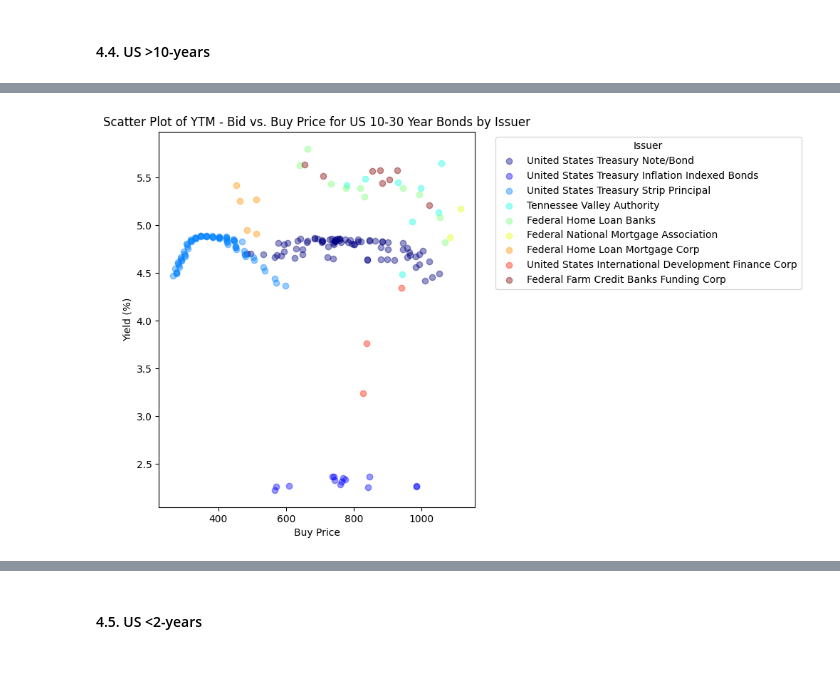
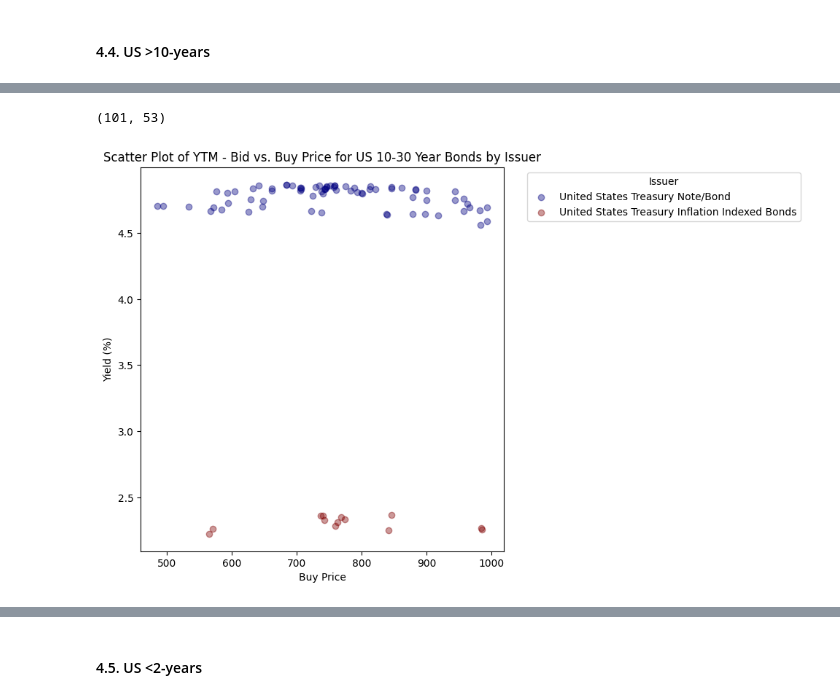
Before and after one commit to yildirimalper/case-study-bond-investment, a Jupyter notebook: portfolio_selection.ipynb, the cells around one changed output, grey strips where cells are left out. Drawn from its saved outputs; the diff is of its cells as text; code cells hidden in the pictures; blank space fills up the shorter version.

```diff
--- a/portfolio_selection.ipynb
+++ b/portfolio_selection.ipynb
@@ -352,0 +470,3 @@ us_2_to_5.shape
+# %%
+us_5_to_10_sorted_by_duration_filtered = us_5_to_10_sorted_by_duration_filtered[us_5_to_10_sorted_by_duration_filtered['Percentage Spread'] <= 1]
+us_5_to_10_sorted_by_duration_filtered.shape
@@ -355,13 +479,13 @@ plt.figure(figsize=(10, 6))
 
 filtered_us_5_to_10 = us_5_to_10[us_5_to_10['YTM - Bid'] >= 0]
 
-unique_issuers = filtered_us_5_to_10['Issuer'].unique()
+unique_issuers = us_5_to_10_sorted_by_duration_filtered['Issuer'].unique()
 colors = plt.cm.jet(np.linspace(0, 1, len(unique_issuers)))
 issuer_colors = dict(zip(unique_issuers, colors))
-filtered_us_5_to_10['Color'] = filtered_us_5_to_10['Issuer'].map(issuer_colors)
+us_5_to_10_sorted_by_duration_filtered['Color'] = us_5_to_10_sorted_by_duration_filtered['Issuer'].map(issuer_colors)
 
 for issuer, color in issuer_colors.items():
-    subset = filtered_us_5_to_10[filtered_us_5_to_10['Issuer'] == issuer]
+    subset = us_5_to_10_sorted_by_duration_filtered[us_5_to_10_sorted_by_duration_filtered['Issuer'] == issuer]
     plt.scatter(subset['Buy Price'], subset['YTM - Bid'], label=issuer, color=color, alpha=0.4)
 
 plt.xlabel('Buy Price')
@@ -434,0 +520,7 @@ us_5_to_10.shape
+# %%
+# Create a subset of bonds with percentage spreads less than or equal to the median spread
+subset_us_10_to_30_sorted_by_duration = us_10_to_30_sorted_by_duration[us_10_to_30['Percentage Spread'] <= median_spread_10_to_30]
+
+# Display the top 5 bonds for us_10_to_30 sorted by yield
+us_10_to_30_sorted_by_yield = subset_us_10_to_30_sorted_by_duration.sort_values(by='Buy Price', ascending=False)
+us_10_to_30_sorted_by_yield[['Issuer', 'Cpn', 'YTM - Ask', 'Buy Price', 'Sell Price', 'Percentage Spread', 'Macaulay Duration (Buy)', 'Modified Duration (Buy)', 'Convexity (Buy)']].head(5)
@@ -434,0 +534,11 @@ us_5_to_10.shape
+# %%
+us_10_to_30_sorted_by_yield.shape
+# %% [output]
+(101, 53)
+# %%
+selected_issuers = ["United States Treasury Inflation Indexed Bonds", "United States Treasury Note/Bond"]
+
+us_10_to_30_sorted_by_yield = us_10_to_30_sorted_by_yield[
+    (us_10_to_30_sorted_by_yield['Issuer'].isin(selected_issuers)) &
+    (us_10_to_30_sorted_by_yield['Buy Price'] < 1000)
+]
@@ -435,22 +547,22 @@ us_5_to_10.shape
 # %%
 plt.figure(figsize=(10, 6))
 
 filtered_us_10_to_30 = us_10_to_30[us_10_to_30['YTM - Bid'] >= 0]
 
-unique_issuers = filtered_us_10_to_30['Issuer'].unique()
+unique_issuers = us_10_to_30_sorted_by_yield['Issuer'].unique()
 colors = plt.cm.jet(np.linspace(0, 1, len(unique_issuers)))
 issuer_colors = dict(zip(unique_issuers, colors))
-filtered_us_10_to_30['Color'] = filtered_us_10_to_30['Issuer'].map(issuer_colors)
+us_10_to_30_sorted_by_yield['Color'] = us_10_to_30_sorted_by_yield['Issuer'].map(issuer_colors)
 
 for issuer, color in issuer_colors.items():
-    subset = filtered_us_10_to_30[filtered_us_10_to_30['Issuer'] == issuer]
+    subset = us_10_to_30_sorted_by_yield[us_10_to_30_sorted_by_yield['Issuer'] == issuer]
     plt.scatter(subset['Buy Price'], subset['YTM - Bid'], label=issuer, color=color, alpha=0.4)
 
 plt.xlabel('Buy Price')
 plt.ylabel('Yield (%)')
 plt.legend(title='Issuer', bbox_to_anchor=(1.05, 1), loc='upper left')
 plt.tight_layout()
 plt.title('Scatter Plot of YTM - Bid vs. Buy Price for US 10-30 Year Bonds by Issuer')
 plt.show()
 # %% [output]
-[figure, old version]
+[figure, new version]
```
Also changed, not shown: parts of 140 cells of this notebook, 14 other files.
